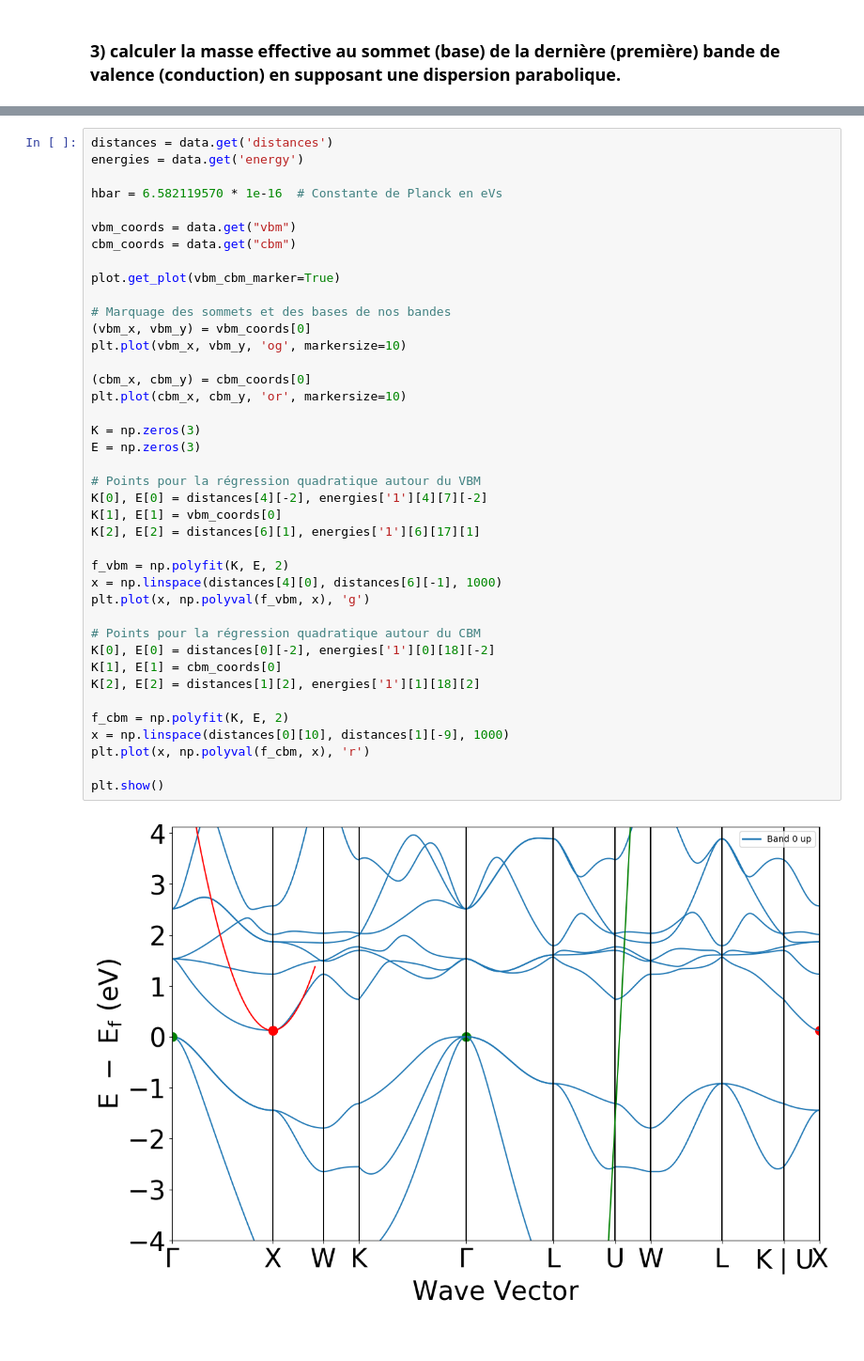
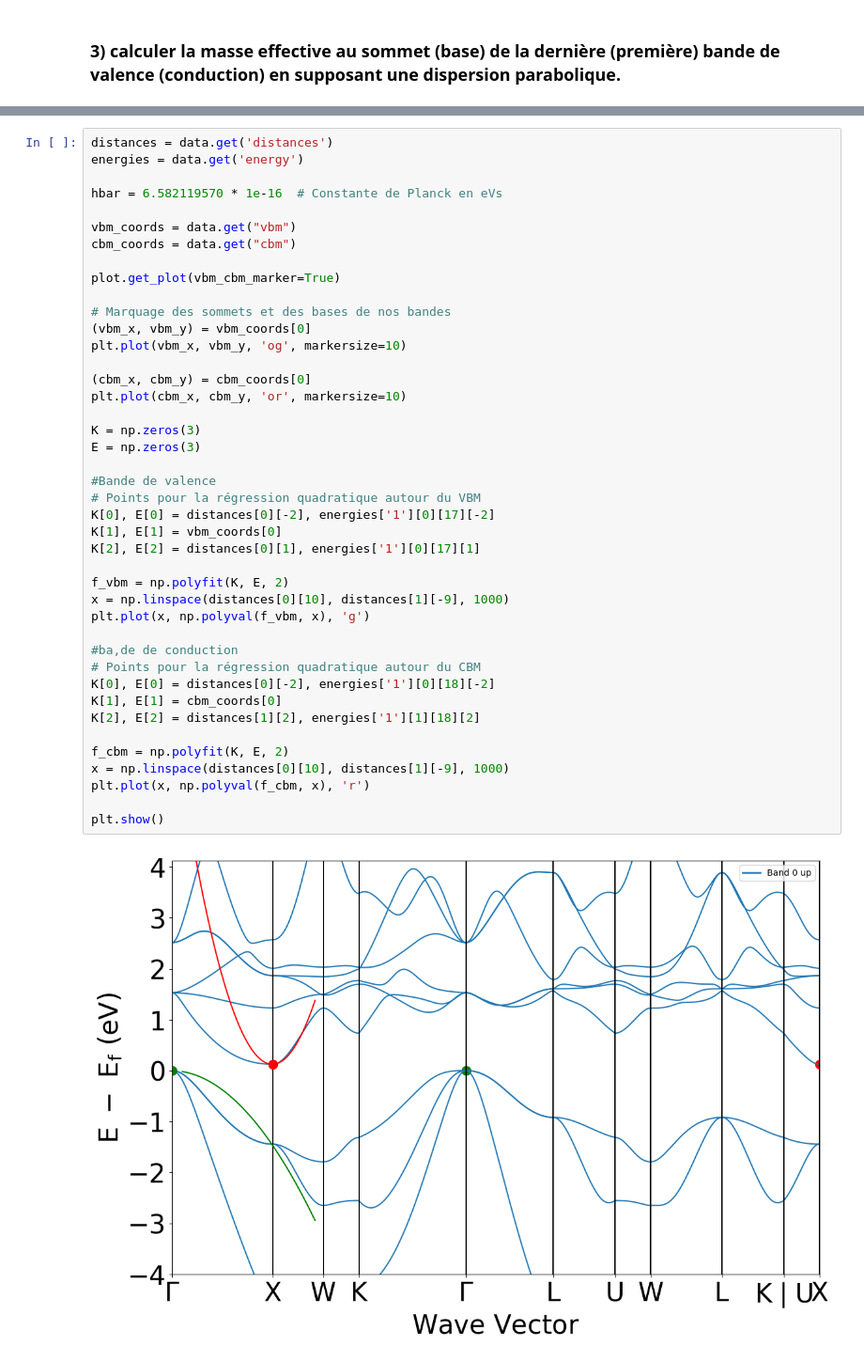
Before and after one commit to Fclinquart/lmapr1492, a Jupyter notebook: el_bands.ipynb, the cells around one changed output, grey strips where cells are left out. Shown at 94% size. Saved outputs shown, nothing was run; the diff lists cells and outputs as text.

```diff
--- a/el_bands.ipynb
+++ b/el_bands.ipynb
@@ -223,37 +250,39 @@ cbm_coords = data.get("cbm")
 
 plot.get_plot(vbm_cbm_marker=True)
 
 # Marquage des sommets et des bases de nos bandes
 (vbm_x, vbm_y) = vbm_coords[0]
 plt.plot(vbm_x, vbm_y, 'og', markersize=10)
 
 (cbm_x, cbm_y) = cbm_coords[0]
 plt.plot(cbm_x, cbm_y, 'or', markersize=10)
 
 K = np.zeros(3)
 E = np.zeros(3)
 
+#Bande de valence
 # Points pour la régression quadratique autour du VBM
-K[0], E[0] = distances[4][-2], energies['1'][4][7][-2]
+K[0], E[0] = distances[0][-2], energies['1'][0][17][-2]
 K[1], E[1] = vbm_coords[0]
-K[2], E[2] = distances[6][1], energies['1'][6][17][1]
+K[2], E[2] = distances[0][1], energies['1'][0][17][1]
 
 f_vbm = np.polyfit(K, E, 2)
-x = np.linspace(distances[4][0], distances[6][-1], 1000)
+x = np.linspace(distances[0][10], distances[1][-9], 1000)
 plt.plot(x, np.polyval(f_vbm, x), 'g')
 
+#ba,de de conduction
 # Points pour la régression quadratique autour du CBM
 K[0], E[0] = distances[0][-2], energies['1'][0][18][-2]
 K[1], E[1] = cbm_coords[0]
 K[2], E[2] = distances[1][2], energies['1'][1][18][2]
 
 f_cbm = np.polyfit(K, E, 2)
 x = np.linspace(distances[0][10], distances[1][-9], 1000)
 plt.plot(x, np.polyval(f_cbm, x), 'r')
 
 plt.show()
 # %% [output]
-[figure, old version]
+[figure, new version]
 # %%
 # Calcul de la dérivée seconde de l'énergie par rapport au vecteur d'onde au CBM et VBM
 second_derivative_energy_cbm = 2 * f_cbm[0]
```
Also changed, not shown: parts of 12 cells of this notebook.
